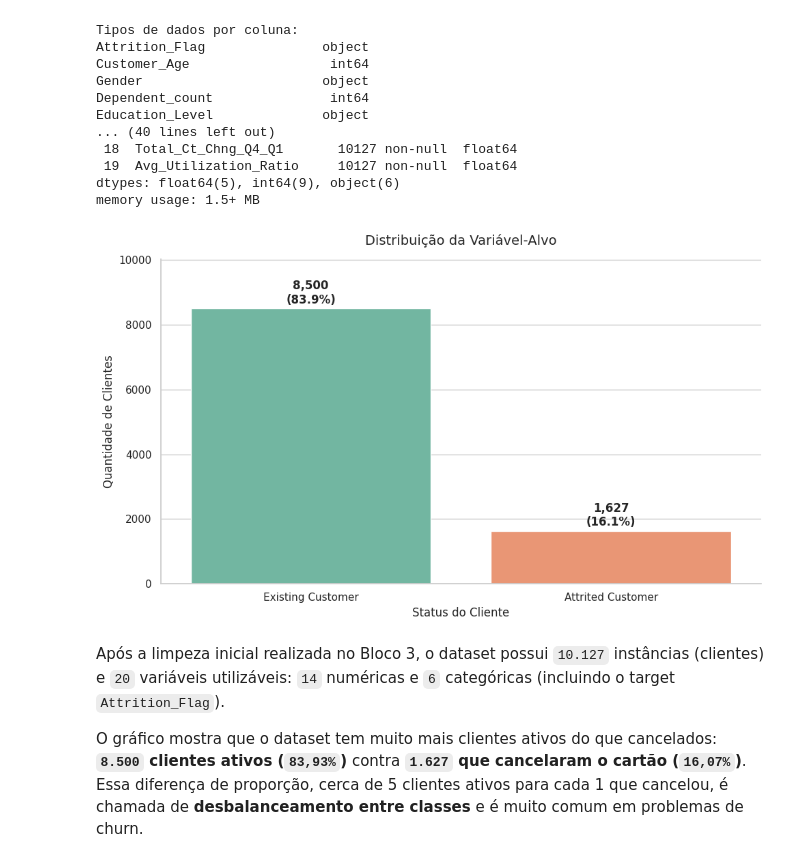
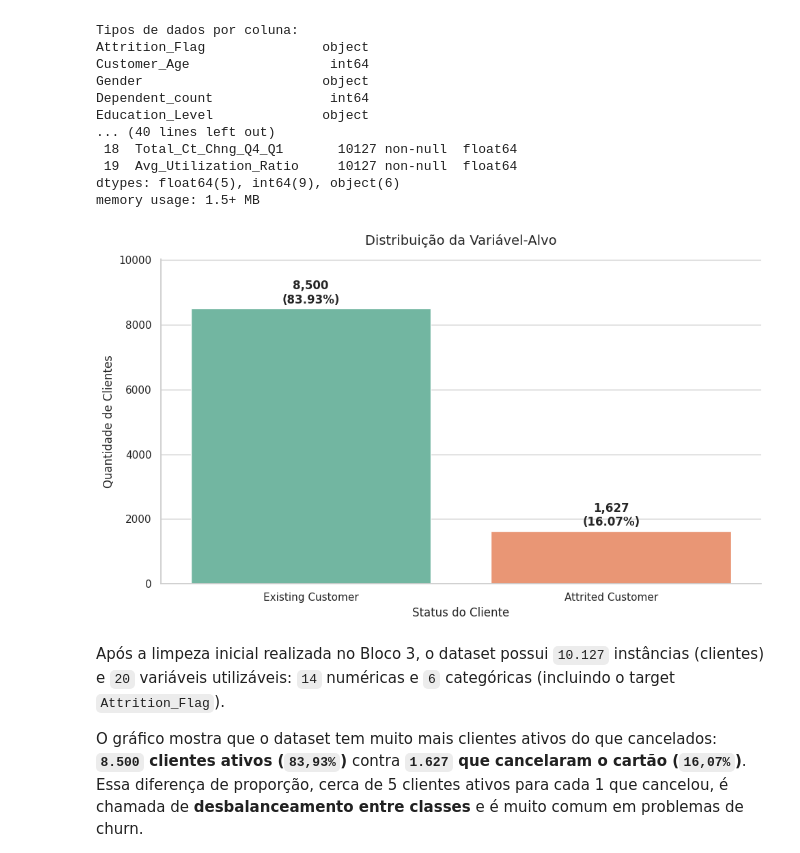
Before and after one commit to diogorblessa/mvp-credit-card-churn, a Jupyter notebook: notebooks/mvp_eda_preprocessing.ipynb, the cells around one changed output. Cells and saved outputs as stored; diff of their text form; code cells hidden in the pictures.

```diff
--- a/notebooks/mvp_eda_preprocessing.ipynb
+++ b/notebooks/mvp_eda_preprocessing.ipynb
@@ -262,32 +262,32 @@ memory usage: 1.5+ MB
 # %%
 # Distribuição da variável-alvo (Attrition_Flag)
 fig, ax = plt.subplots(figsize=(10, 6))
 
 ordem_target = ['Existing Customer', 'Attrited Customer']
 sns.countplot(x='Attrition_Flag', data=df, palette='Set2', ax=ax,
               order=ordem_target)
 
 # Anotar percentuais e contagens sobre cada barra
 total = len(df)
 for p in ax.patches:
     valor = int(p.get_height())
     percentual = valor / total * 100
     ax.text(
         p.get_x() + p.get_width() / 2,
         p.get_height() + 80,
-        f'{valor:,}\n({percentual:.1f}%)',
+        f'{valor:,}\n({percentual:.2f}%)',
         ha='center', va='bottom', fontsize=12, fontweight='bold'
     )
 
 ax.set_title('Distribuição da Variável-Alvo', fontsize=14, pad=15)
 ax.set_xlabel('Status do Cliente', fontsize=12)
 ax.set_ylabel('Quantidade de Clientes', fontsize=12)
 ax.set_ylim(0, df['Attrition_Flag'].value_counts().max() * 1.18)
 sns.despine(ax=ax)
 plt.tight_layout()
 plt.show()
 # %% [output]
-[figure, old version]
+[figure, new version]
 # %% [markdown]
 Após a limpeza inicial realizada no Bloco 3, o dataset possui `10.127` instâncias (clientes) e `20` variáveis utilizáveis: `14` numéricas e `6` categóricas (incluindo o target `Attrition_Flag`).
 
```
Also changed, not shown: parts of 10 cells of this notebook.
